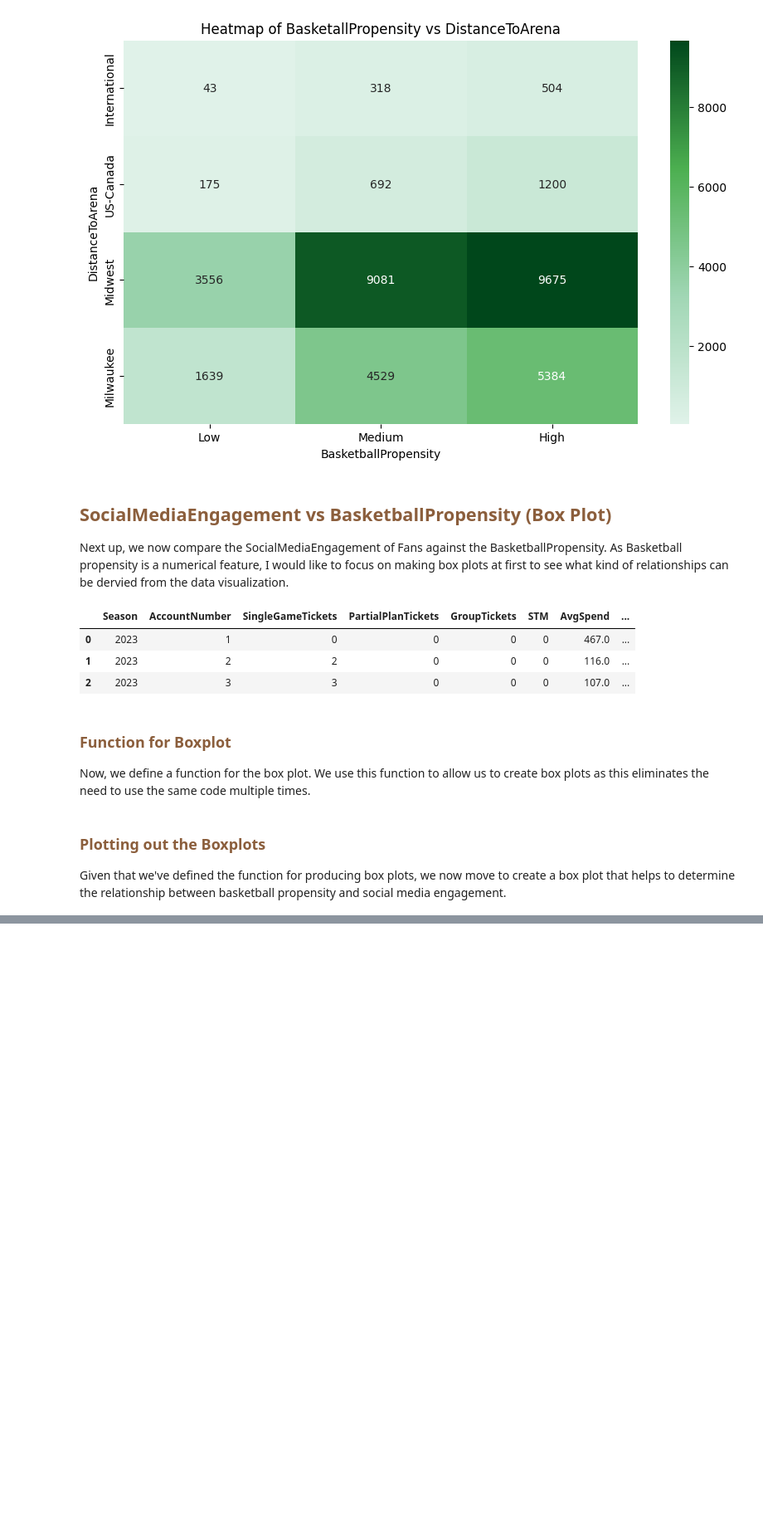
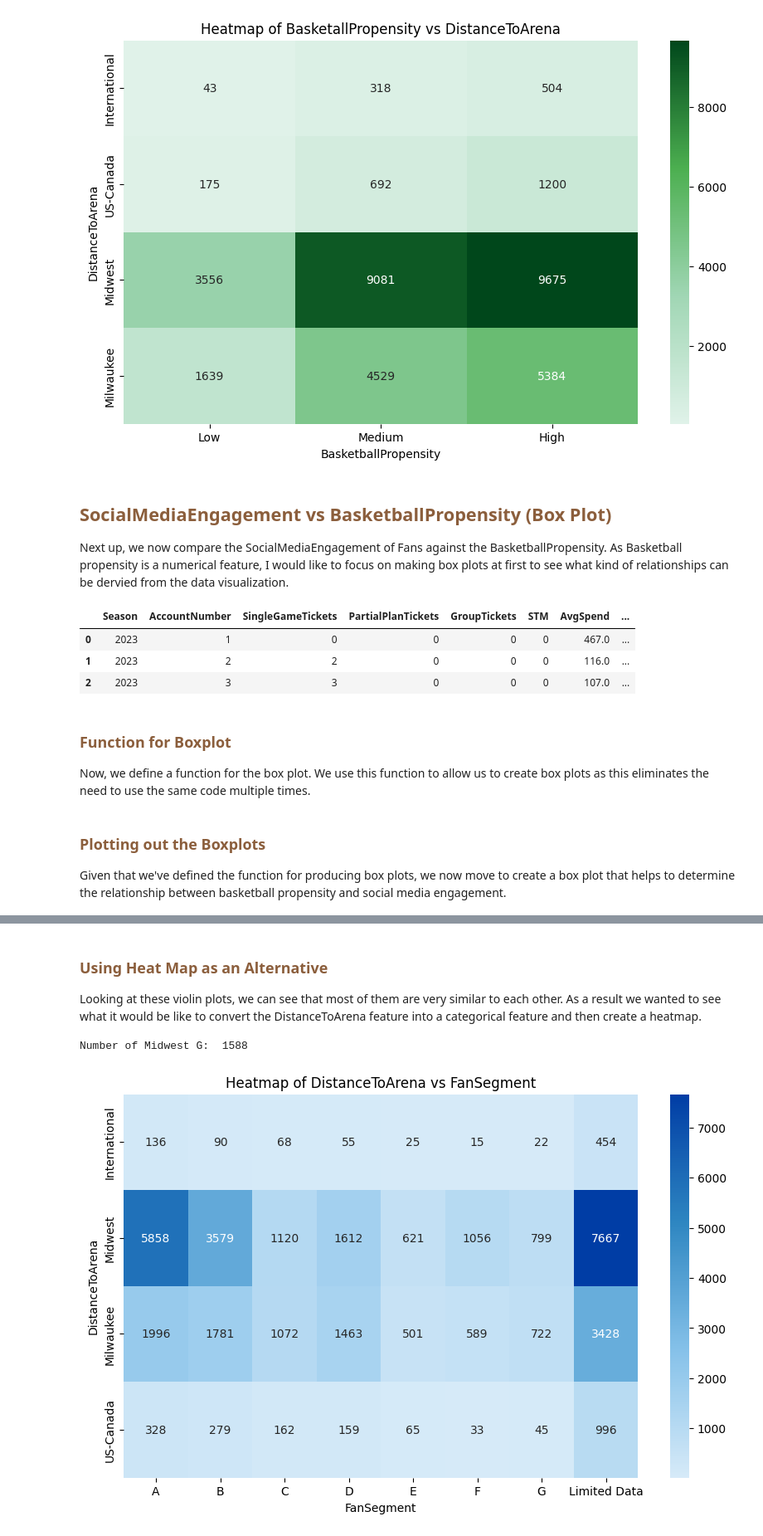
Before and after one commit to chowdhuryj-github/BucksFanExperience, a Jupyter notebook: BucksDataVisualization/DataVisualizationSalvin.ipynb, the cells around one changed output, grey strips where cells are left out. Shown at 83% size. Saved outputs shown, nothing was run; the diff lists cells and outputs as text; code cells hidden in the pictures; blank space fills up the shorter version.

```diff
--- a/BucksDataVisualization/DataVisualizationSalvin.ipynb
+++ b/BucksDataVisualization/DataVisualizationSalvin.ipynb
@@ -437,0 +491,27 @@ Median of High Social Media Engagement:  711.0
+# %% [markdown]
+<h3 style="color: #8b5e3c"> Using Heat Map as an Alternative </h3>
+Looking at these violin plots, we can see that most of them are very similar to each other. As a result we wanted to see what it would be like to convert the DistanceToArena feature into a categorical feature and then create a heatmap.
+# %%
+# producing a frequency table
+heatmap = pd.crosstab(filtered_df['DistanceToArena'], filtered_df['FanSegment'])
+
+# defining a color map scheme
+bblue_cmap = LinearSegmentedColormap.from_list("bucks_blue",  ["#D6EAF8", "#85C1E9", "#2E86C1", "#003DA5"])
+
+# plotting the heatmap
+plt.figure(figsize=(10, 6))
+sns.heatmap(heatmap, annot=True, fmt="d", cmap=bblue_cmap)
+plt.title("Heatmap of DistanceToArena vs FanSegment")
+
+ # saving the figure
+plt.savefig(f"C:/GitHub/BucksHackathon25/BucksPlots/segment_vs_distance_heatmap.png", dpi=300,
+            bbox_inches='tight')
+
+# calculating the number of values just to ensure we did this right
+subset_low = filtered_df[
+    (filtered_df['FanSegment'] == 'G')
+]
+print("Number of Midwest G: " , subset_low['DistanceToArena'].count())
+# %% [output]
+Number of Midwest G:  1588
+[figure, added]
```
Also changed, not shown: parts of 12 cells of this notebook, 5 other files.
